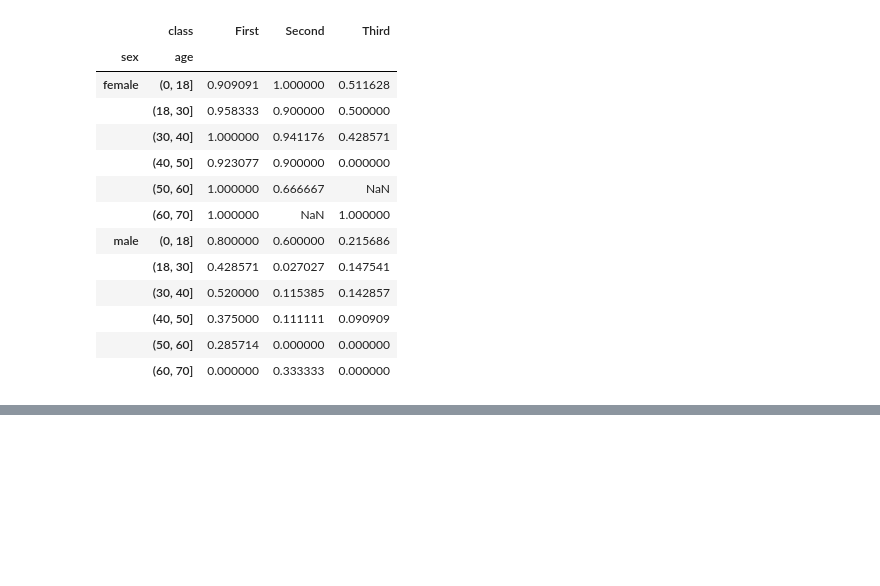
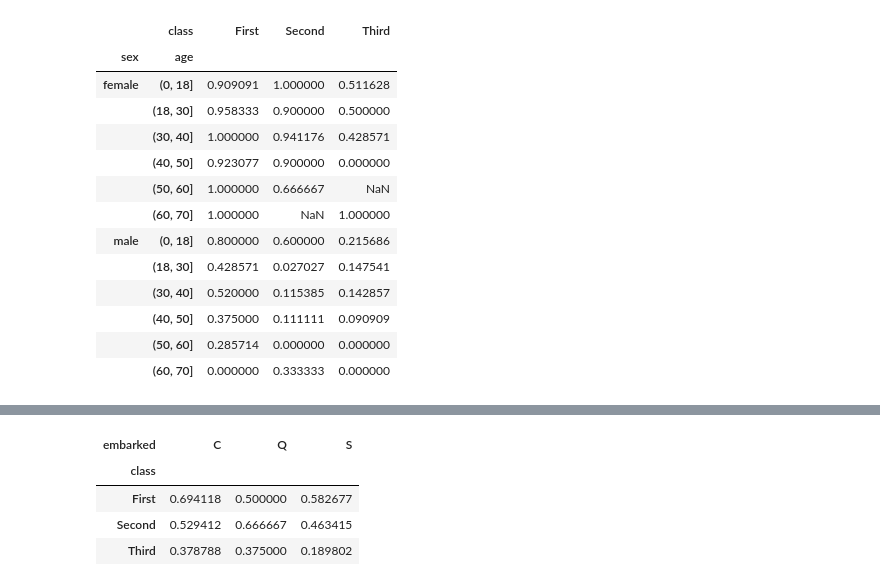
Before and after one commit to DerNiccoo/TensorFlow-training, a Jupyter notebook: Data Science/2. Discrete_Data_Start.ipynb, the cells around one changed output, grey strips where cells are left out. Cells and saved outputs as stored; diff of their text form; code cells hidden in the pictures; blank space fills up the shorter version.

```diff
--- a/Data Science/2. Discrete_Data_Start.ipynb
+++ b/Data Science/2. Discrete_Data_Start.ipynb
@@ -212,0 +257,11 @@ titanic.pivot_table('survived', ['sex', agec], 'class')
+# %%
+# In allen Klassen von C ist die überlebensrate größer als im vergleich von S
+# Heißt: Es reicht nicht als einzige erkärung für dieses Phänomen
+# Die "zu runden" Zahlen könnten bedeuten, dass es sehr wenig Werte in dem Bereich gibt d.h. zu Wenig Daten!
+titanic.pivot_table('survived', 'class', 'embarked')
+# %% [output]
+| embarked | C | Q | S |
+| class |  |  |  |
+| First | 0.694118 | 0.500000 | 0.582677 |
+| Second | 0.529412 | 0.666667 | 0.463415 |
+| Third | 0.378788 | 0.375000 | 0.189802 |
```
Also changed, not shown: parts of 10 cells of this notebook.
